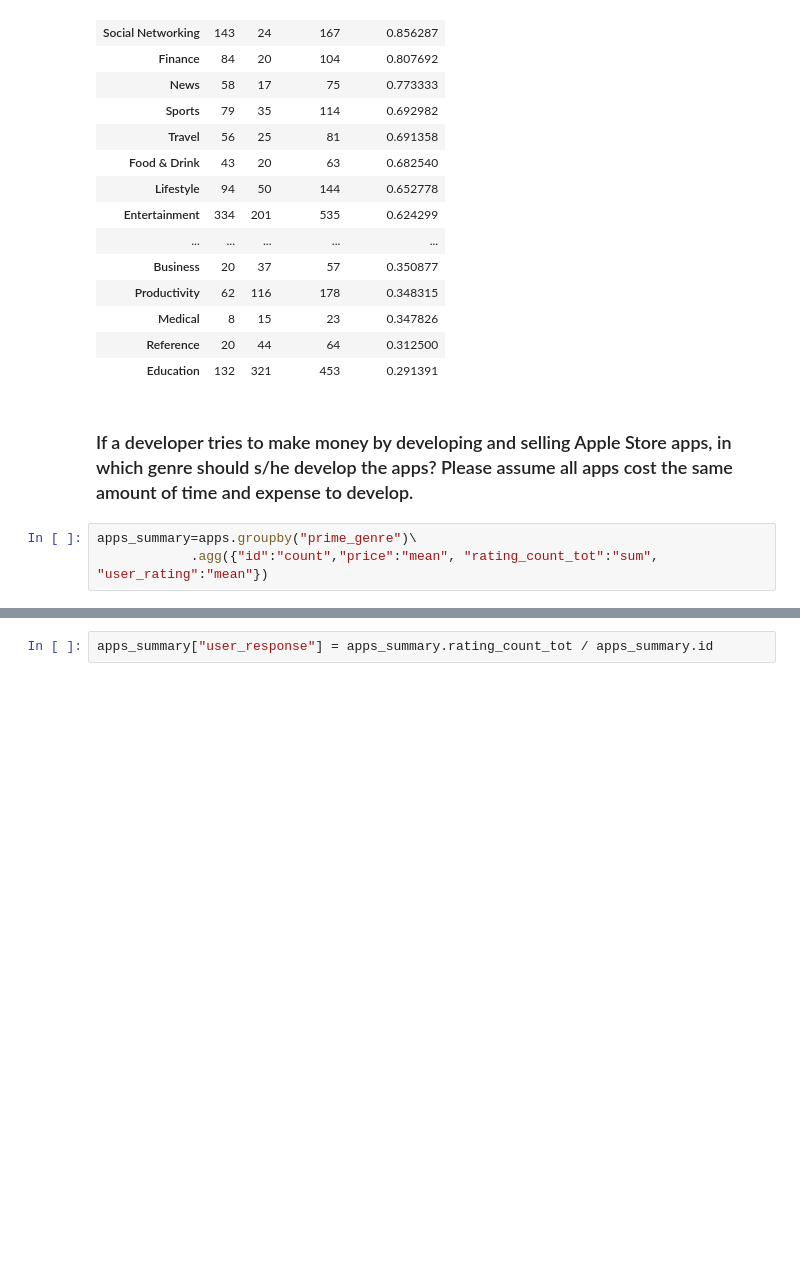
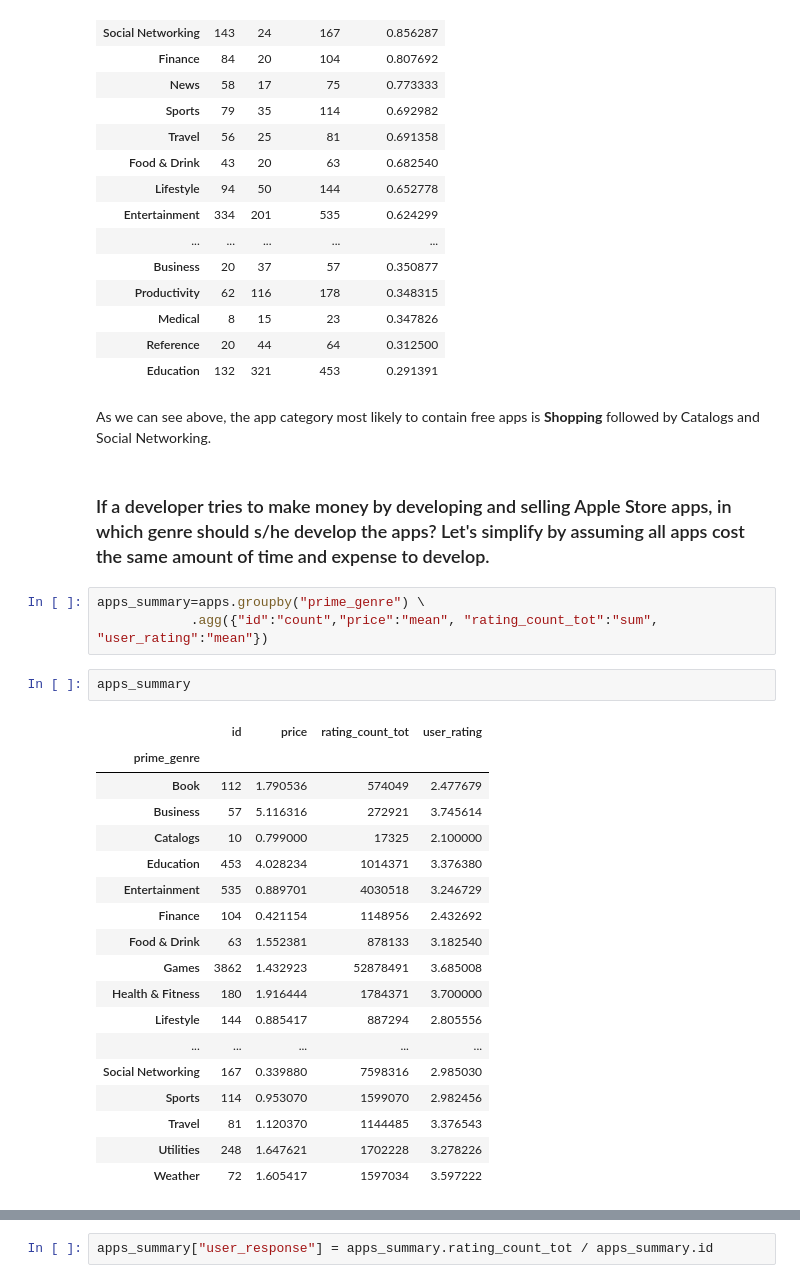
Before and after one commit to Salvinha-vlc/Playroom, a Jupyter notebook: code/AppleStore/AppleStore.ipynb, the cells around one changed output, grey strips where cells are left out. Cells and saved outputs as stored; diff of their text form; blank space fills up the shorter version.

Commit message:
Apple store exercise complete and commented

```diff
--- a/code/AppleStore/main.ipynb
+++ b/code/AppleStore/AppleStore.ipynb
@@ -174,8 +211,31 @@ apps_pivot.sort_values(by="free_proportion", ascending=False)
 | Medical | 8 | 15 | 23 | 0.347826 |
 | Reference | 20 | 44 | 64 | 0.312500 |
 | Education | 132 | 321 | 453 | 0.291391 |
+# %% [markdown]
+As we can see above, the app category most likely to contain free apps is **Shopping** followed by Catalogs and Social Networking.
 # %% [markdown]
-### If a developer tries to make money by developing and selling Apple Store apps, in which genre should s/he develop the apps? Please assume all apps cost the same amount of time and expense to develop.
+### If a developer tries to make money by developing and selling Apple Store apps, in which genre should s/he develop the apps? Let's simplify by assuming all apps cost the same amount of time and expense to develop.
 # %%
-apps_summary=apps.groupby("prime_genre")\
+apps_summary=apps.groupby("prime_genre") \
             .agg({"id":"count","price":"mean", "rating_count_tot":"sum", "user_rating":"mean"})
+# %%
+apps_summary
+# %% [output]
+|  | id | price | rating_count_tot | user_rating |
+| prime_genre |  |  |  |  |
+| Book | 112 | 1.790536 | 574049 | 2.477679 |
+| Business | 57 | 5.116316 | 272921 | 3.745614 |
+| Catalogs | 10 | 0.799000 | 17325 | 2.100000 |
+| Education | 453 | 4.028234 | 1014371 | 3.376380 |
+| Entertainment | 535 | 0.889701 | 4030518 | 3.246729 |
+| Finance | 104 | 0.421154 | 1148956 | 2.432692 |
+| Food & Drink | 63 | 1.552381 | 878133 | 3.182540 |
+| Games | 3862 | 1.432923 | 52878491 | 3.685008 |
+| Health & Fitness | 180 | 1.916444 | 1784371 | 3.700000 |
+| Lifestyle | 144 | 0.885417 | 887294 | 2.805556 |
+| ... | ... | ... | ... | ... |
+| Social Networking | 167 | 0.339880 | 7598316 | 2.985030 |
+| Sports | 114 | 0.953070 | 1599070 | 2.982456 |
+| Travel | 81 | 1.120370 | 1144485 | 3.376543 |
+| Utilities | 248 | 1.647621 | 1702228 | 3.278226 |
+| Weather | 72 | 1.605417 | 1597034 | 3.597222 |
```
Also changed, not shown: parts of 28 cells of this notebook.
